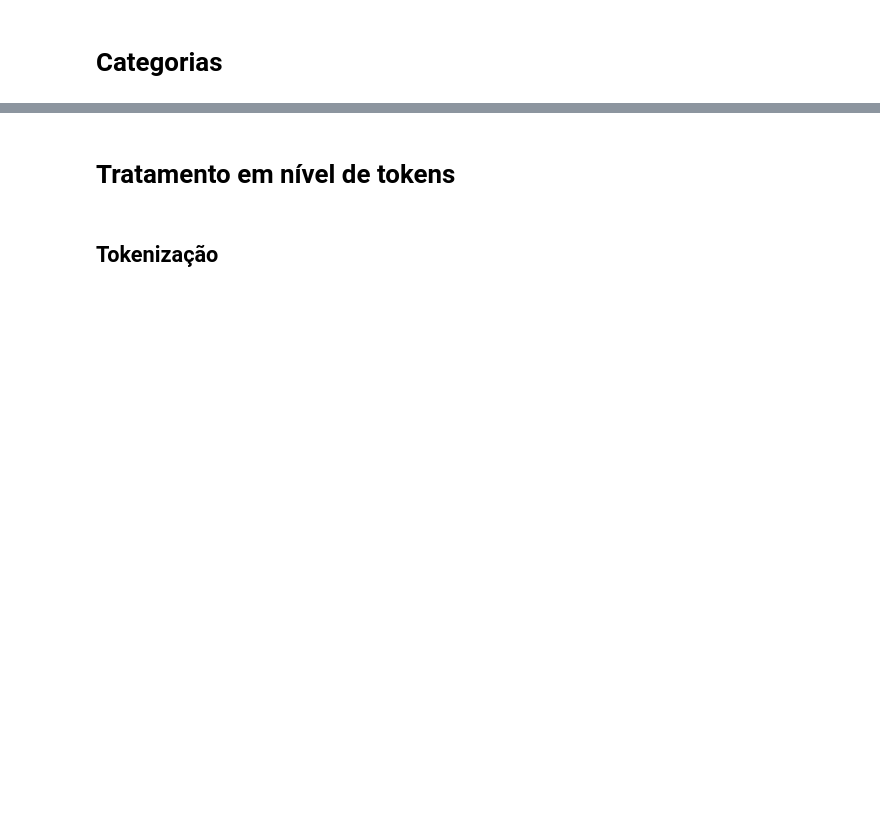
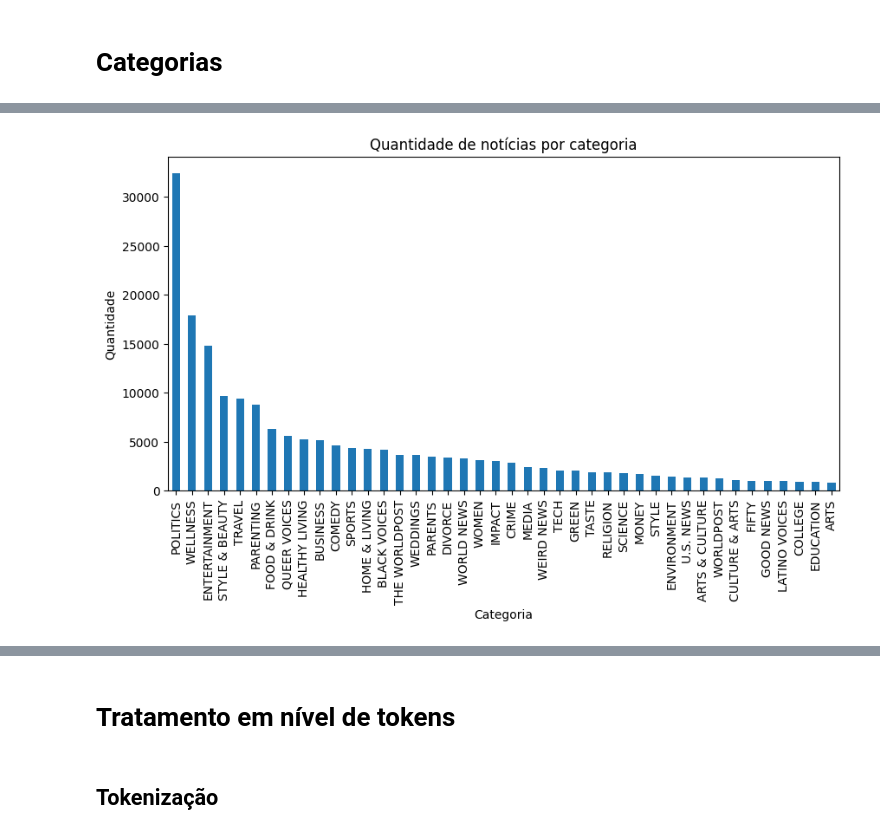
Before and after one commit to danielshz/news-categories-analysis, a Jupyter notebook: Tratamento.ipynb, the cells around one changed output, grey strips where cells are left out. Saved outputs shown, nothing was run; the diff lists cells and outputs as text; code cells hidden in the pictures; blank space fills up the shorter version.

```diff
--- a/Tratamento.ipynb
+++ b/Tratamento.ipynb
@@ -128,4 +194,13 @@ EDUCATION          1014
 Name: count, dtype: int64
+# %%
+# Visualizando a quantidade de notícias por categoria
+df['category'].value_counts().plot(kind='bar', figsize=(10, 5))
+plt.title('Quantidade de notícias por categoria')
+plt.xlabel('Categoria')
+plt.ylabel('Quantidade')
+plt.show()
+# %% [output]
+[figure, added]
 # %%
 ax = categories_count.plot.hist(bins=42)
 # %% [output]
```
Also changed, not shown: parts of 48 cells of this notebook, 1 other file.
